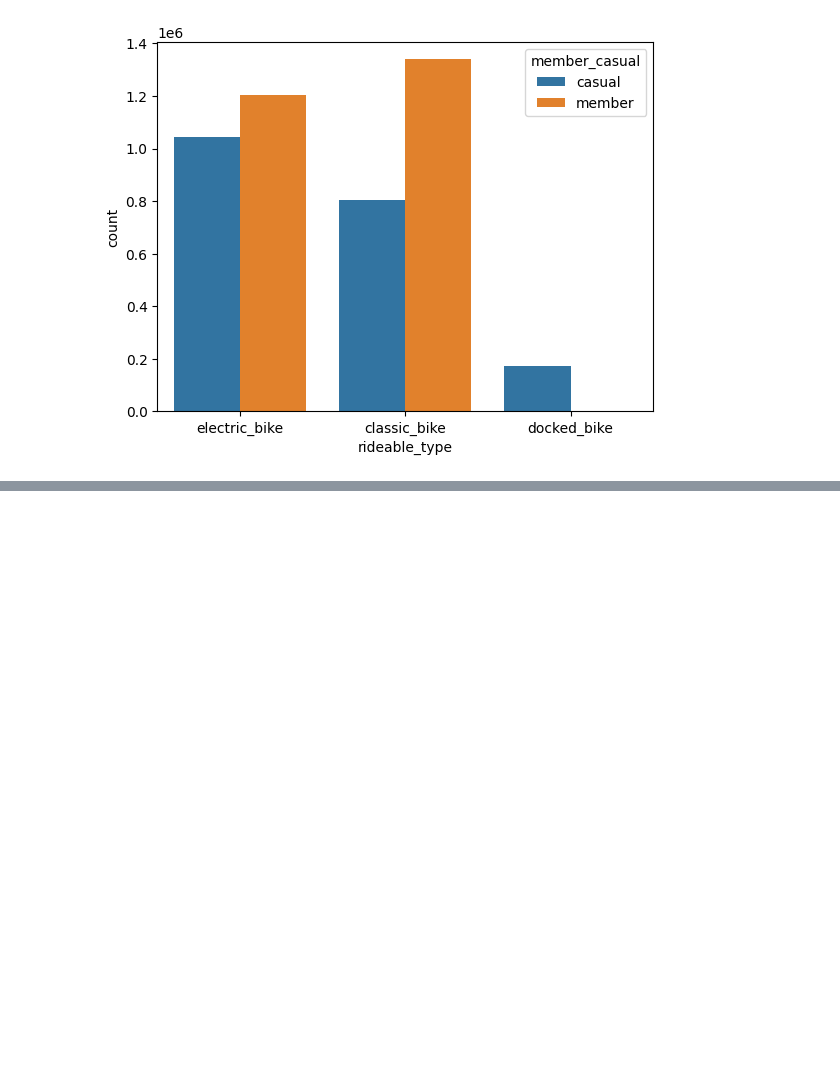
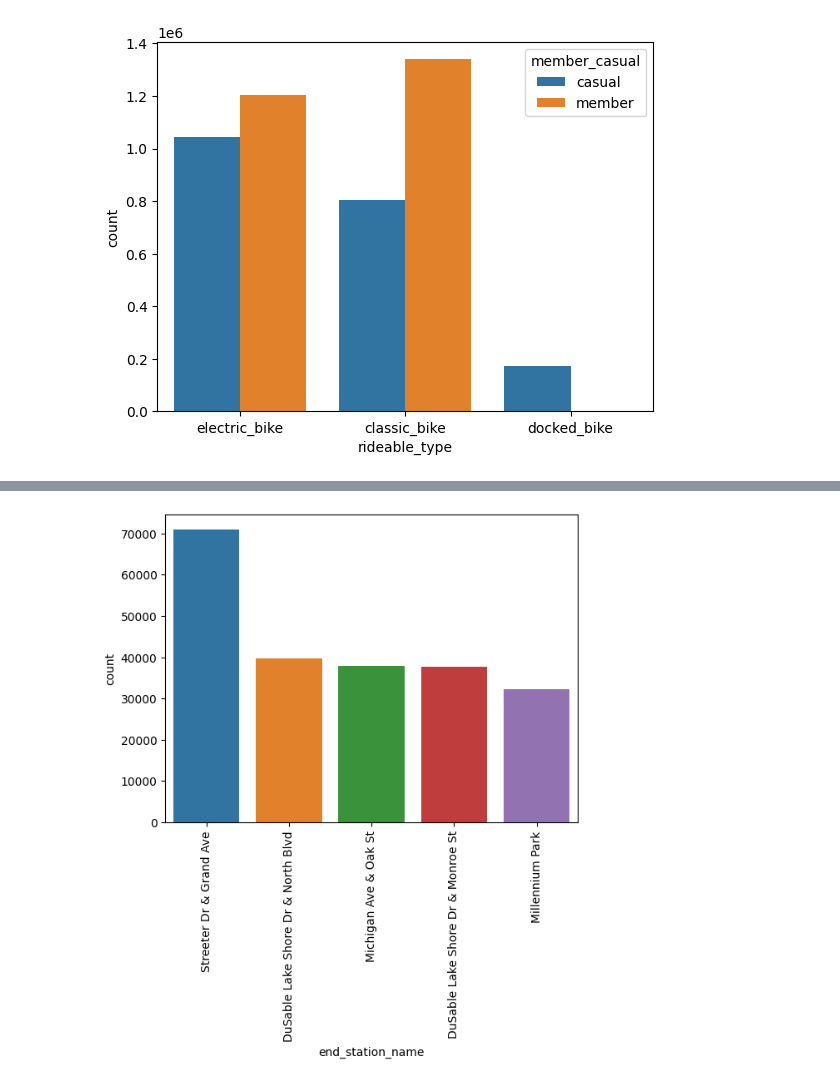
Before and after one commit to yatontse/gdapcase1, a Jupyter notebook: scripts.ipynb, the cells around one changed output, grey strips where cells are left out. Drawn from its saved outputs; the diff is of its cells as text; code cells hidden in the pictures; blank space fills up the shorter version.

```diff
--- a/scripts.ipynb
+++ b/scripts.ipynb
@@ -77,0 +103,6 @@ sns.countplot(data=all_trip_trimmed, x='rideable_type', hue='member_casual', dod
+# %%
+endcount = sns.countplot(data=all_trip_trimmed, x='end_station_name' ,order = all_trip_trimmed['end_station_name'].value_counts().iloc[:5].index)
+plt.xticks(rotation = 90)
+plt.show(endcount)
+# %% [output]
+[figure, added]
```
Also changed, not shown: parts of 2 cells of this notebook.
